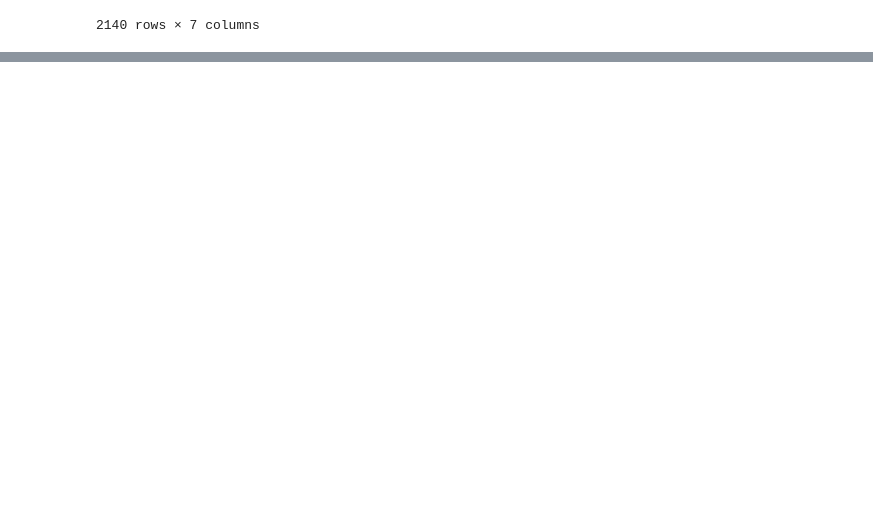
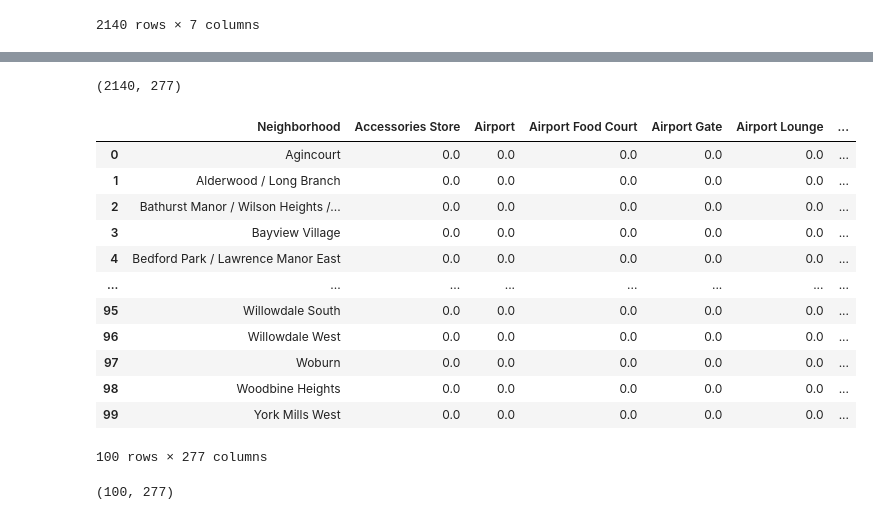
Before and after one commit to askarnik/Coursera_Capstone, a Jupyter notebook: Coursera_Capstone.ipynb, the cells around one changed output, grey strips where cells are left out. Saved outputs shown, nothing was run; the diff lists cells and outputs as text; code cells hidden in the pictures; blank space fills up the shorter version.

```diff
--- a/Coursera_Capstone.ipynb
+++ b/Coursera_Capstone.ipynb
@@ -333,0 +355,8 @@ toronto_venues
+# %%
+# one hot encoding
+toronto_onehot = pd.get_dummies(toronto_venues[['Venue Category']], prefix="", prefix_sep="")
+
+# add neighborhood column back to dataframe
+toronto_onehot['Neighborhood'] = toronto_venues['Neighborhood']
+
+toronto_onehot.head()
@@ -333,0 +371,25 @@ toronto_venues
+# %%
+toronto_onehot.shape
+# %% [output]
+(2140, 277)
+# %%
+toronto_grouped = toronto_onehot.groupby('Neighborhood').mean().reset_index()
+toronto_grouped
+# %% [output]
+|  | Neighborhood | Accessories Store | Airport | Airport Food Court | Airport Gate | Airport Lounge | ... |
+| 0 | Agincourt | 0.0 | 0.0 | 0.0 | 0.0 | 0.0 | ... |
+| 1 | Alderwood / Long Branch | 0.0 | 0.0 | 0.0 | 0.0 | 0.0 | ... |
+| 2 | Bathurst Manor / Wilson Heights /... | 0.0 | 0.0 | 0.0 | 0.0 | 0.0 | ... |
+| 3 | Bayview Village | 0.0 | 0.0 | 0.0 | 0.0 | 0.0 | ... |
+| 4 | Bedford Park / Lawrence Manor East | 0.0 | 0.0 | 0.0 | 0.0 | 0.0 | ... |
+| ... | ... | ... | ... | ... | ... | ... | ... |
+| 95 | Willowdale South | 0.0 | 0.0 | 0.0 | 0.0 | 0.0 | ... |
+| 96 | Willowdale West | 0.0 | 0.0 | 0.0 | 0.0 | 0.0 | ... |
+| 97 | Woburn | 0.0 | 0.0 | 0.0 | 0.0 | 0.0 | ... |
+| 98 | Woodbine Heights | 0.0 | 0.0 | 0.0 | 0.0 | 0.0 | ... |
+| 99 | York Mills West | 0.0 | 0.0 | 0.0 | 0.0 | 0.0 | ... |
+100 rows × 277 columns
+# %%
+toronto_grouped.shape
+# %% [output]
+(100, 277)
```
Also changed, not shown: parts of 8 cells of this notebook.
